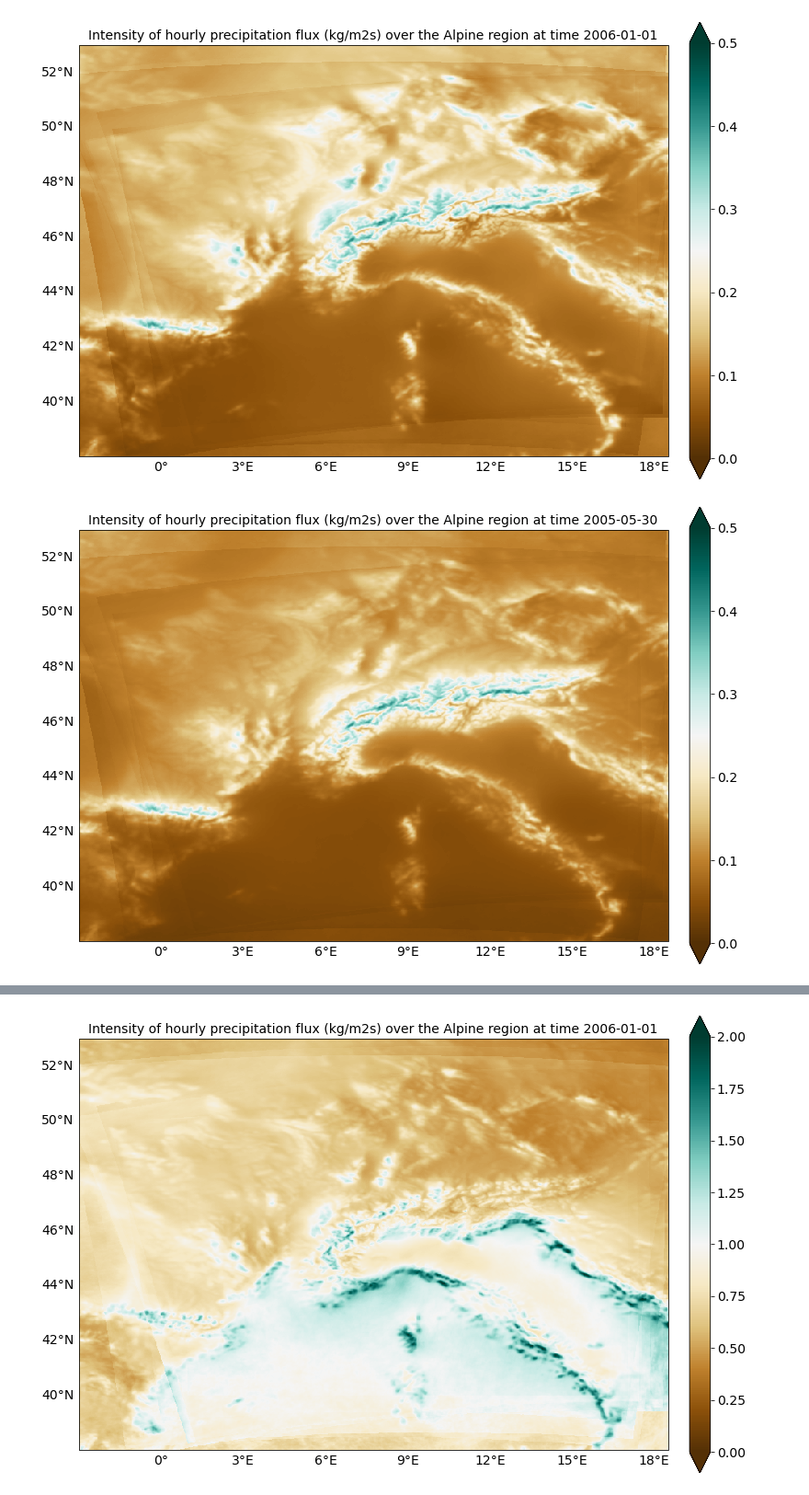
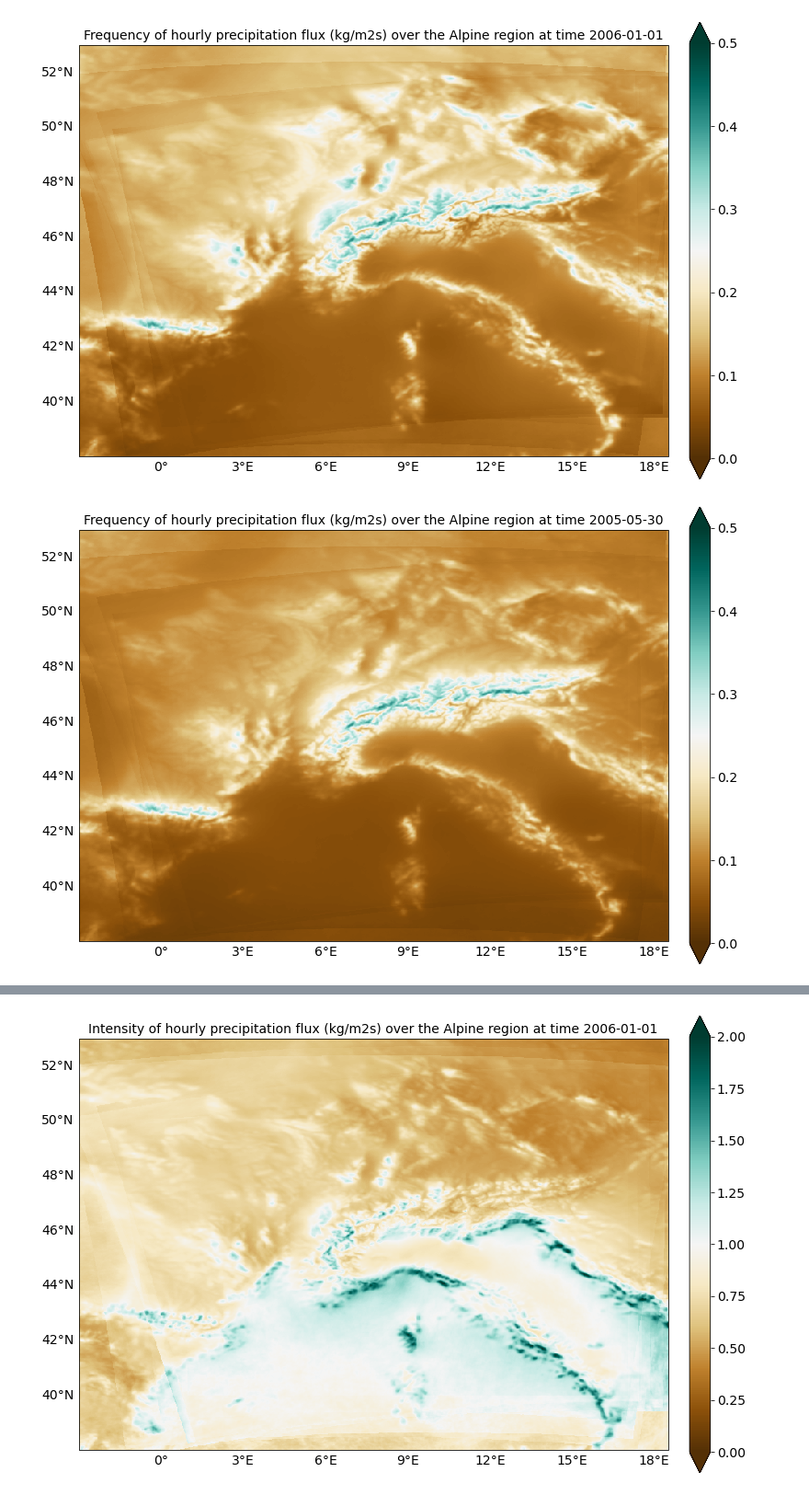
Before and after one commit to eucp-project/data-catalogue, a Jupyter notebook: python/maps_prototype.ipynb, the cells around one changed output, grey strips where cells are left out. Shown at 92% size. Cells and saved outputs as stored; diff of their text form; code cells hidden in the pictures.

Commit message:
fix the title of precipitation frequency figures

```diff
--- a/python/maps_prototype.ipynb
+++ b/python/maps_prototype.ipynb
@@ -55,33 +55,33 @@ for i in dataset.indexes['time']:
     ax = plt.axes(projection=ccrs.PlateCarree())
     ax.set_extent([-3, 18.5, 38, 53], ccrs.PlateCarree())  # East, West, South, Nouth
     #ax.coastlines(resolution="110m", color="black", linewidth=2)
     gl = ax.gridlines(
     crs=ccrs.PlateCarree(),
     draw_labels=True,
     linewidth=1,
     color="gray",
     alpha=0.5,
     linestyle="--",
     )
     gl.top_labels = False
     gl.bottom_labels = True
     gl.left_labels = True
     gl.right_labels = False
     gl.xlines = False
     gl.ylines = False
     gl.xlabel_style = {"size": 14, "color": "black"}
     gl.ylabel_style = {"size": 14, "color": "black"}
     cs = data.plot(cmap="BrBG", vmin=0, vmax=0.5, ax=ax, x='lon', y='lat', add_colorbar=False)
     cbar = fig.colorbar(
     cs, extend="both", orientation="vertical", shrink=0.8, pad=0.03, spacing="uniform"
     )
     cbar.ax.tick_params(labelsize=14)
-    ax.set_title(f"Intensity of hourly precipitation flux (kg/m2s) over the Alpine region at time {str(i)[:10]}", fontsize=14)
+    ax.set_title(f"Frequency of hourly precipitation flux (kg/m2s) over the Alpine region at time {str(i)[:10]}", fontsize=14)
     plt.tight_layout()
     plt.show()
     fig.savefig(Path(output_path,
                 f"{region}_{variable}_{resolution}_{category}_{str(i)[:10]}.png"),
                 dpi=150)
 # %% [output]
-[figure, old version]
+[figure, new version]
-[figure, old version]
+[figure, new version]
```
Also changed, not shown: parts of 3 cells of this notebook, 9 other files.
